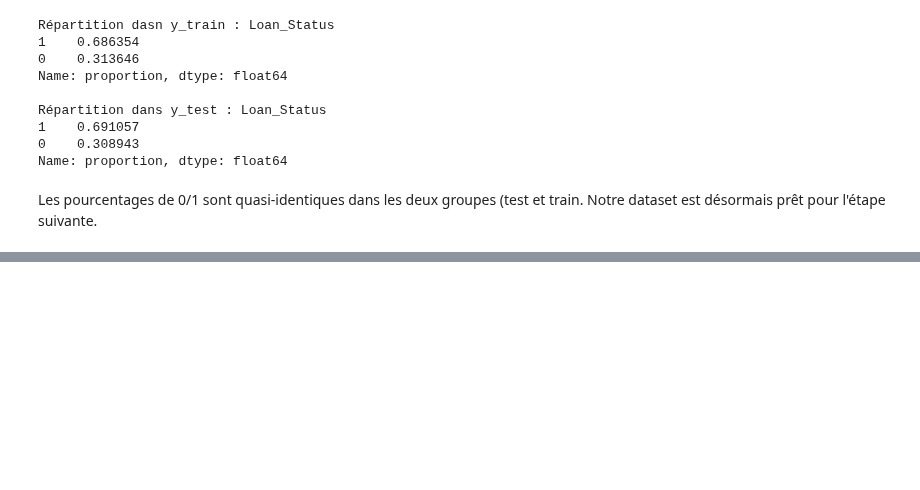
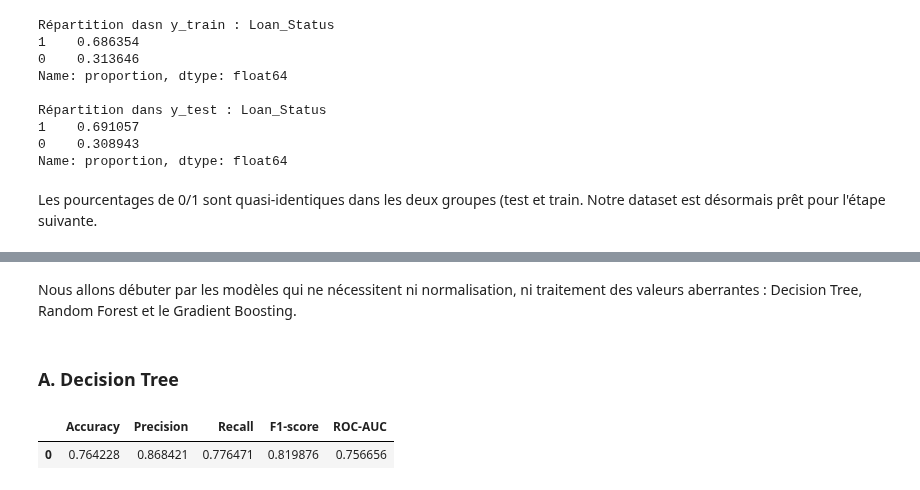
Before and after one commit to ach224/Prediction_eligibilite_pret_bancaire, a Jupyter notebook: Modelisation_Aicha.ipynb, the cells around one changed output, grey strips where cells are left out. Saved outputs shown, nothing was run; the diff lists cells and outputs as text; code cells hidden in the pictures; blank space fills up the shorter version.

```diff
--- a/Modelisation_Aicha.ipynb
+++ b/Modelisation_Aicha.ipynb
@@ -164,0 +179,44 @@ Notre jeu de données
+# %% [markdown]
+Nous allons débuter par les modèles qui ne nécessitent ni normalisation, ni traitement des valeurs aberrantes : Decision Tree, Random Forest et le Gradient Boosting.
+# %% [markdown]
+### A. Decision Tree
+# %%
+import numpy as np
+import pandas as pd
+import matplotlib.pyplot as plt
+import seaborn as sns
+
+from sklearn.tree import DecisionTreeClassifier, plot_tree
+from sklearn.metrics import (
+    accuracy_score, precision_score, recall_score, f1_score,
+    roc_auc_score, confusion_matrix, RocCurveDisplay, classification_report
+)
+
+# ====== 1) Modèle baseline (anti-overfitting léger) ======
+dt = DecisionTreeClassifier(
+    criterion="gini",          # ou "entropy"
+    max_depth=None,            # tu peux mettre 3–6 pour limiter
+    min_samples_split=2,
+    min_samples_leaf=1,
+    class_weight="balanced",   # utile si ~70/30
+    random_state=42
+)
+
+dt.fit(X_train, y_train)
+
+# ====== 2) Prédictions ======
+y_pred  = dt.predict(X_test)
+y_proba = dt.predict_proba(X_test)[:, 1]
+
+# ====== 3) Métriques ======
+metrics = {
+    "Accuracy":  accuracy_score(y_test, y_pred),
+    "Precision": precision_score(y_test, y_pred),
+    "Recall":    recall_score(y_test, y_pred),
+    "F1-score":  f1_score(y_test, y_pred),
+    "ROC-AUC":   roc_auc_score(y_test, y_proba)
+}
+pd.DataFrame([metrics])
+# %% [output]
+|  | Accuracy | Precision | Recall | F1-score | ROC-AUC |
+| 0 | 0.764228 | 0.868421 | 0.776471 | 0.819876 | 0.756656 |
```
Also changed, not shown: parts of 6 cells of this notebook.
